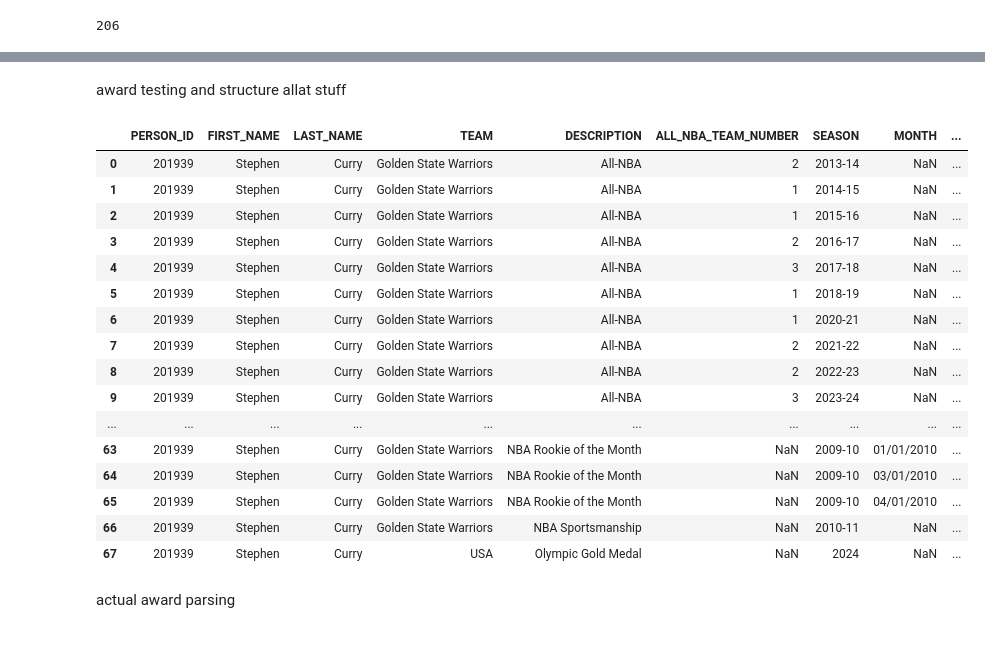
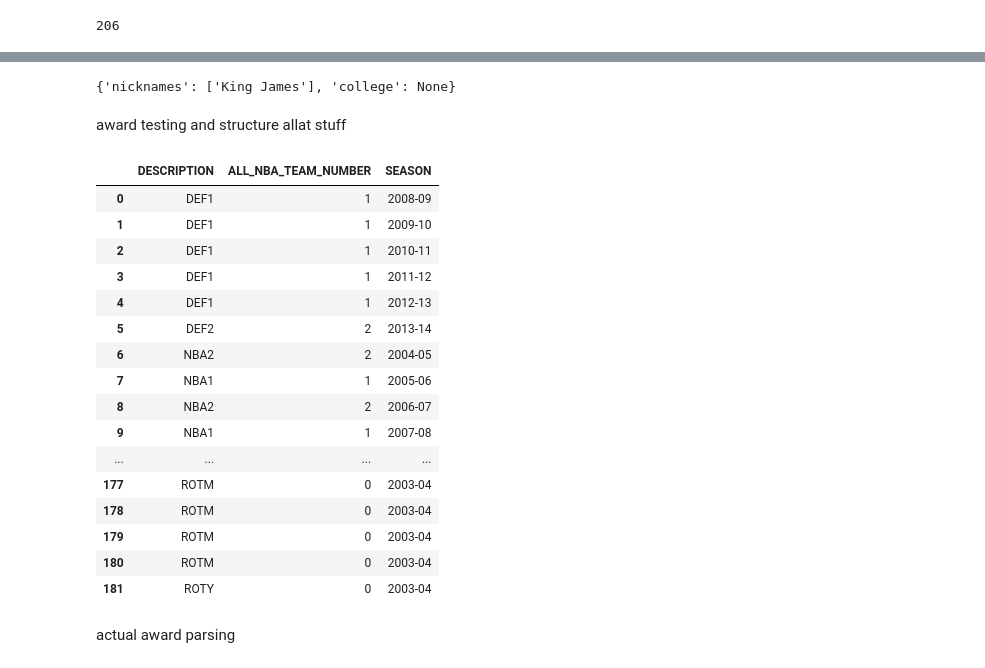
Before and after one commit to kingtusks/dagger, a Jupyter notebook: setup/test.ipynb, the cells around one changed output, grey strips where cells are left out. Cells and saved outputs as stored; diff of their text form; code cells hidden in the pictures.

```diff
--- a/setup/test.ipynb
+++ b/setup/test.ipynb
@@ -126,18 +124,18 @@ def getPlayer(pid: int):
 
     info_df = info_df[needed_columns]
     info_df = info_df.rename({"DISPLAY_FIRST_LAST": "NAME"}, axis=1)
-
     return info_df
 
 bron_id = 2544
 
 info_df = getPlayer(bron_id)
 player_name = info_df["NAME"].iloc[0]
-try:
+
+extra_info = None
+while not extra_info:
     extra_info = getExtraPlayerInfo(player_name)
-except:
-    while not extra_info:
-        extra_info = getExtraPlayerInfo(player_name)
+
+print(extra_info)
 
 pinfo = models.Player(
     player_id = bron_id, #dont hardcode this in prod
@@ -157,6 +155,8 @@ pinfo = models.Player(
 #db.add(pinfo)
 #db.commit()
 #db.close()
+# %% [output]
+{'nicknames': ['King James'], 'college': None}
 # %% [markdown]
 award testing and structure allat stuff
 # %%
@@ -194,52 +194,52 @@ all_nba_set = {"DEF", "NBA", "ROOK", "CUP"}
 
 #gotta add stat champs + cfmvp + hustle player oty + teammate oty + dunk/3pt
 
 clean_lebron_awards_df = lebron_awards[lebron_awards["DESCRIPTION"].isin(acronym_hmap)]
 clean_lebron_awards_df = clean_lebron_awards_df.drop([
     "FIRST_NAME",
     "LAST_NAME",
     "CONFERENCE",
     "TYPE",
     "SUBTYPE1",
     "SUBTYPE2",
     "SUBTYPE3",
     "MONTH",
     "WEEK",
     "PERSON_ID",
     "TEAM"
 ], axis=1)
 
 clean_lebron_awards_df["ALL_NBA_TEAM_NUMBER"] = clean_lebron_awards_df["ALL_NBA_TEAM_NUMBER"].fillna(0)
 clean_lebron_awards_df = clean_lebron_awards_df.replace(r'^\s*$', 0, regex=True)
 #^ gets rid of empty strings
 
 clean_lebron_awards_df["DESCRIPTION"] = clean_lebron_awards_df["DESCRIPTION"].map(acronym_hmap)
 clean_lebron_awards_df["DESCRIPTION"] = clean_lebron_awards_df.apply(
     lambda r: f"{r['DESCRIPTION']}{r['ALL_NBA_TEAM_NUMBER']}"
     if r['DESCRIPTION'] in all_nba_set else r['DESCRIPTION'],
     axis=1
 )
 
-#clean_lebron_awards_df
-data
+clean_lebron_awards_df
+#data
 # %% [output]
-|  | PERSON_ID | FIRST_NAME | LAST_NAME | TEAM | DESCRIPTION | ALL_NBA_TEAM_NUMBER | SEASON | MONTH | ... |
-| 0 | 201939 | Stephen | Curry | Golden State Warriors | All-NBA | 2 | 2013-14 | NaN | ... |
-| 1 | 201939 | Stephen | Curry | Golden State Warriors | All-NBA | 1 | 2014-15 | NaN | ... |
-| 2 | 201939 | Stephen | Curry | Golden State Warriors | All-NBA | 1 | 2015-16 | NaN | ... |
-| 3 | 201939 | Stephen | Curry | Golden State Warriors | All-NBA | 2 | 2016-17 | NaN | ... |
-| 4 | 201939 | Stephen | Curry | Golden State Warriors | All-NBA | 3 | 2017-18 | NaN | ... |
-| 5 | 201939 | Stephen | Curry | Golden State Warriors | All-NBA | 1 | 2018-19 | NaN | ... |
-| 6 | 201939 | Stephen | Curry | Golden State Warriors | All-NBA | 1 | 2020-21 | NaN | ... |
-| 7 | 201939 | Stephen | Curry | Golden State Warriors | All-NBA | 2 | 2021-22 | NaN | ... |
-| 8 | 201939 | Stephen | Curry | Golden State Warriors | All-NBA | 2 | 2022-23 | NaN | ... |
-| 9 | 201939 | Stephen | Curry | Golden State Warriors | All-NBA | 3 | 2023-24 | NaN | ... |
-| ... | ... | ... | ... | ... | ... | ... | ... | ... | ... |
-| 63 | 201939 | Stephen | Curry | Golden State Warriors | NBA Rookie of the Month | NaN | 2009-10 | 01/01/2010 | ... |
-| 64 | 201939 | Stephen | Curry | Golden State Warriors | NBA Rookie of the Month | NaN | 2009-10 | 03/01/2010 | ... |
-| 65 | 201939 | Stephen | Curry | Golden State Warriors | NBA Rookie of the Month | NaN | 2009-10 | 04/01/2010 | ... |
-| 66 | 201939 | Stephen | Curry | Golden State Warriors | NBA Sportsmanship | NaN | 2010-11 | NaN | ... |
-| 67 | 201939 | Stephen | Curry | USA | Olympic Gold Medal | NaN | 2024 | NaN | ... |
+|  | DESCRIPTION | ALL_NBA_TEAM_NUMBER | SEASON |
+| 0 | DEF1 | 1 | 2008-09 |
+| 1 | DEF1 | 1 | 2009-10 |
+| 2 | DEF1 | 1 | 2010-11 |
+| 3 | DEF1 | 1 | 2011-12 |
+| 4 | DEF1 | 1 | 2012-13 |
+| 5 | DEF2 | 2 | 2013-14 |
+| 6 | NBA2 | 2 | 2004-05 |
+| 7 | NBA1 | 1 | 2005-06 |
+| 8 | NBA2 | 2 | 2006-07 |
+| 9 | NBA1 | 1 | 2007-08 |
+| ... | ... | ... | ... |
+| 177 | ROTM | 0 | 2003-04 |
+| 178 | ROTM | 0 | 2003-04 |
+| 179 | ROTM | 0 | 2003-04 |
+| 180 | ROTM | 0 | 2003-04 |
+| 181 | ROTY | 0 | 2003-04 |
 # %% [markdown]
 actual award parsing
 # %%
```
Also changed, not shown: parts of 2 cells of this notebook, 8 other files.
